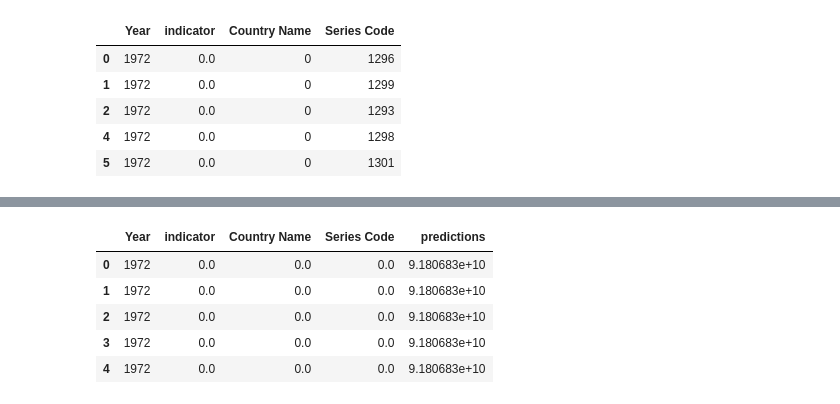
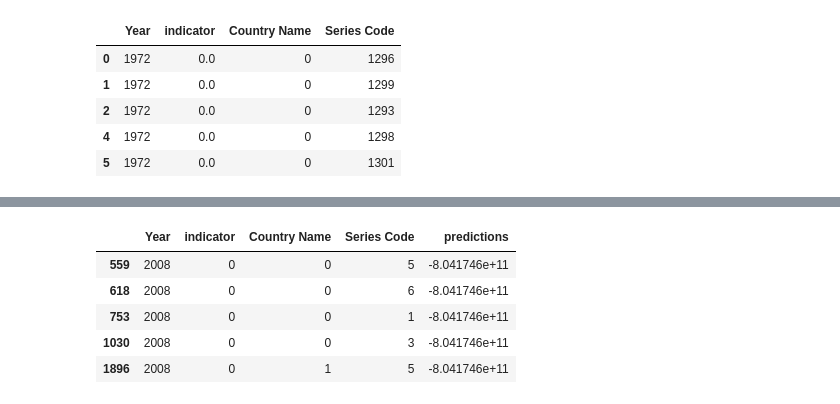
Before and after one commit to mansim07/udgm, a Jupyter notebook: 02-VAR-united-millenium-Regression.ipynb, the cells around one changed output, grey strips where cells are left out. Drawn from its saved outputs; the diff is of its cells as text; code cells hidden in the pictures.

```diff
--- a/02-VAR-united-millenium-Regression.ipynb
+++ b/02-VAR-united-millenium-Regression.ipynb
@@ -105,6 +105,8 @@ encode_df = df[encode_columns]
 encode_df = encode_df.astype('str')
 encode_df = encode_df.apply(LabelEncoder().fit_transform)
 score_encode_drop = df.drop(encode_columns, axis = 1)
+#score_encode_drop=df
+
 score_encode = pd.concat([score_encode_drop, encode_df], axis = 1)
-score_encode['Year']=score_target['Year'].dt.year
+score_encode['Year']=df['Year'].dt.year
 score_target=score_encode
@@ -118,7 +124,7 @@ score_target.head()
 | 4 | 1972 | 0.0 | 0 | 1298 |
 | 5 | 1972 | 0.0 | 0 | 1301 |
 # %%
-X_train, X_test,y_train,y_test = train_test_split(score_target[['Year','Country Name','Series Code']],score_target['indicator'], test_size=0.7, random_state=42)
+X_train, X_test,y_train,y_test = train_test_split(score_target[['Year','Country Name','Series Code']],score_target['indicator'], test_size=0.5, random_state=42)
 # %%
 #https://www.kaggle.com/robikscube/tutorial-time-series-forecasting-with-xgboost
 #not working
@@ -223,35 +223,46 @@ submission_results.head()
 # %%
 # Target Encoding does not work
 # %%
-target_encode_columns = ['Country Name','Series Code']
+'''target_encode_columns = ['Country Name','Series Code']
 target = ['indicator']
 target_encode_df = submission_results[target_encode_columns + target] #.reset_index().drop(columns = 'index', axis = 1)
 target_name = target[0]
 target_df = pd.DataFrame()
 for embed_col in target_encode_columns:
     val_map = target_encode_df.groupby(embed_col)[target].mean().to_dict()[target_name]
     target_df[embed_col] = target_encode_df[embed_col].map(val_map).values
 
 score_predict_drop = submission_results.drop(target_encode_columns, axis = 1).reset_index().drop(columns = 'index', axis = 1)
 score_predict = pd.concat([score_target_drop, target_df], axis = 1)
 
 score_predict['Year']= pd.to_datetime(score_target['Year'], format='%Y').dt.year
+'''
+
+# Label Encoding
+
+encode_columns = ['Country Name','Series Code']
+pred_df = submission_results[encode_columns]
+score_predict_drop = submission_results.drop(encode_columns, axis = 1)
+pred_df = pred_df.astype('str')
+pred_df = pred_df.apply(LabelEncoder().fit_transform)
 
 
+score_predict_2008 = pd.concat([score_predict_drop, pred_df], axis = 1)
 
+score_predict['Year']=pd.to_datetime(score_predict_2008['Year'],format='%Y').dt.year
 
-res_pred_01 = xgb_search.predict(score_predict[['Year', 'Country Name', 'Series Code']])
+res_pred_01 = xgb_search.predict(score_predict_2008[['Year', 'Country Name', 'Series Code']])
+
+score_predict_2008['predictions'] = res_pred_01
+
+score_predict_2008.head()
+# %% [output]
+|  | Year | indicator | Country Name | Series Code | predictions |
+| 559 | 2008 | 0 | 0 | 5 | -8.041746e+11 |
+| 618 | 2008 | 0 | 0 | 6 | -8.041746e+11 |
+| 753 | 2008 | 0 | 0 | 1 | -8.041746e+11 |
+| 1030 | 2008 | 0 | 0 | 3 | -8.041746e+11 |
+| 1896 | 2008 | 0 | 1 | 5 | -8.041746e+11 |
-# %%
-score_predict['predictions'] = res_pred_01
-
-score_predict.head()
-# %% [output]
-|  | Year | indicator | Country Name | Series Code | predictions |
-| 0 | 1972 | 0.0 | 0.0 | 0.0 | 9.180683e+10 |
-| 1 | 1972 | 0.0 | 0.0 | 0.0 | 9.180683e+10 |
-| 2 | 1972 | 0.0 | 0.0 | 0.0 | 9.180683e+10 |
-| 3 | 1972 | 0.0 | 0.0 | 0.0 | 9.180683e+10 |
-| 4 | 1972 | 0.0 | 0.0 | 0.0 | 9.180683e+10 |
 # %%
 submission_results=submission_labels.join(training_data)
 
```
Also changed, not shown: parts of 12 cells of this notebook.
